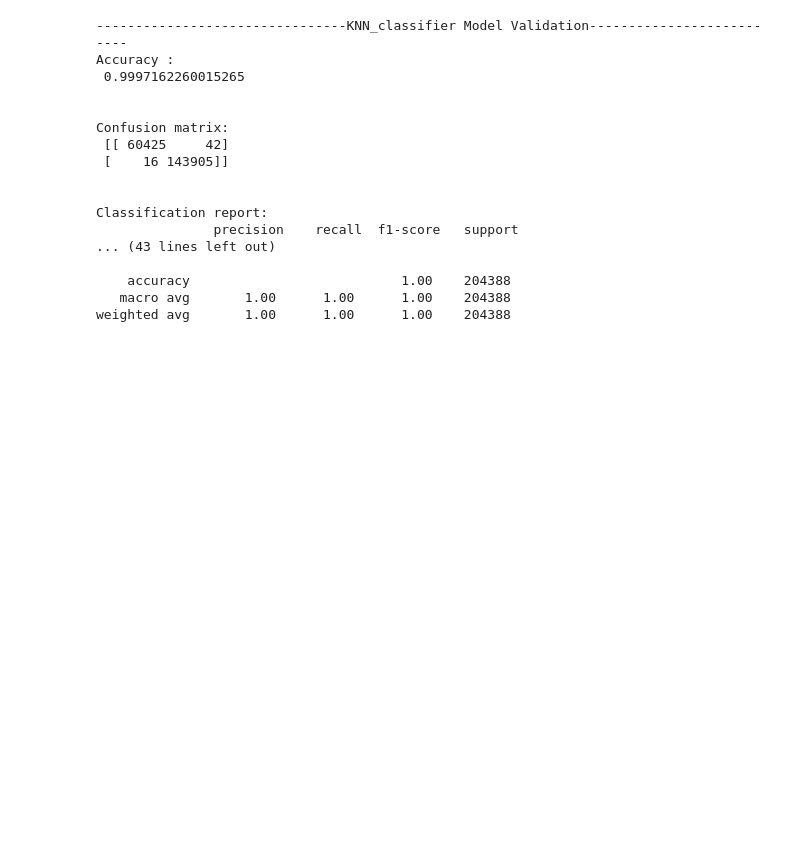
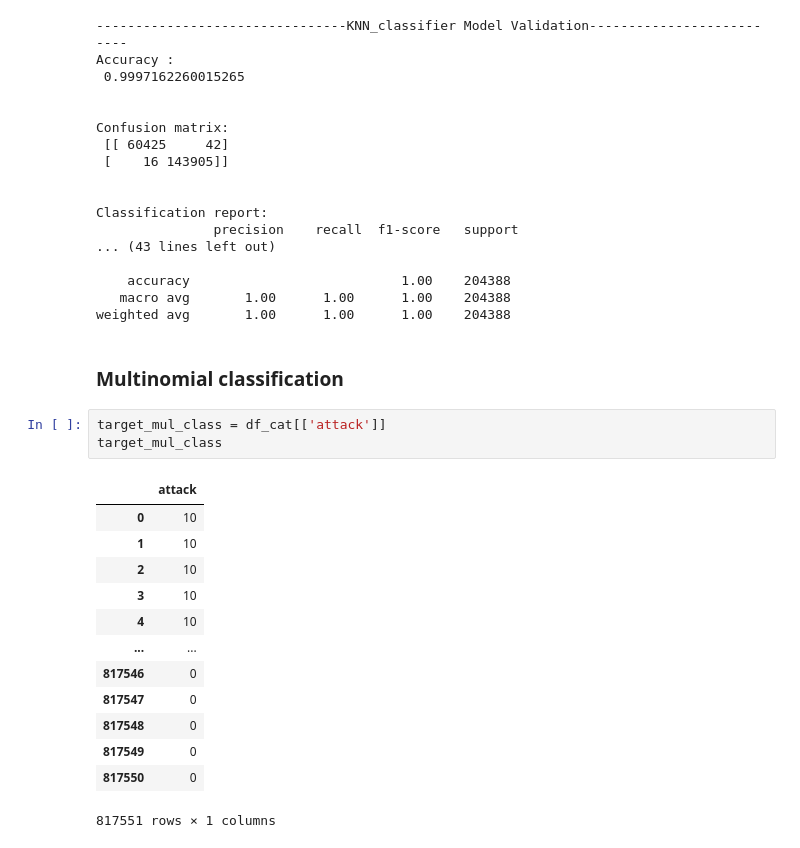
Before and after one commit to lalit-kumr/Cyber-Security-Case-Study, a Jupyter notebook: Cyber Security Case Study.ipynb, the cells around one changed output. Drawn from its saved outputs; the diff is of its cells as text; blank space fills up the shorter version.

```diff
--- a/Cyber Security Case Study.ipynb
+++ b/Cyber Security Case Study.ipynb
@@ -400,3 +357,22 @@ Classification report:
     accuracy                           1.00    204388
    macro avg       1.00      1.00      1.00    204388
 weighted avg       1.00      1.00      1.00    204388
+# %% [markdown]
+### Multinomial classification
+# %%
+target_mul_class = df_cat[['attack']]
+target_mul_class
+# %% [output]
+|  | attack |
+| 0 | 10 |
+| 1 | 10 |
+| 2 | 10 |
+| 3 | 10 |
+| 4 | 10 |
+| ... | ... |
+| 817546 | 0 |
+| 817547 | 0 |
+| 817548 | 0 |
+| 817549 | 0 |
+| 817550 | 0 |
+817551 rows × 1 columns
```
Also changed, not shown: parts of 8 cells of this notebook.
